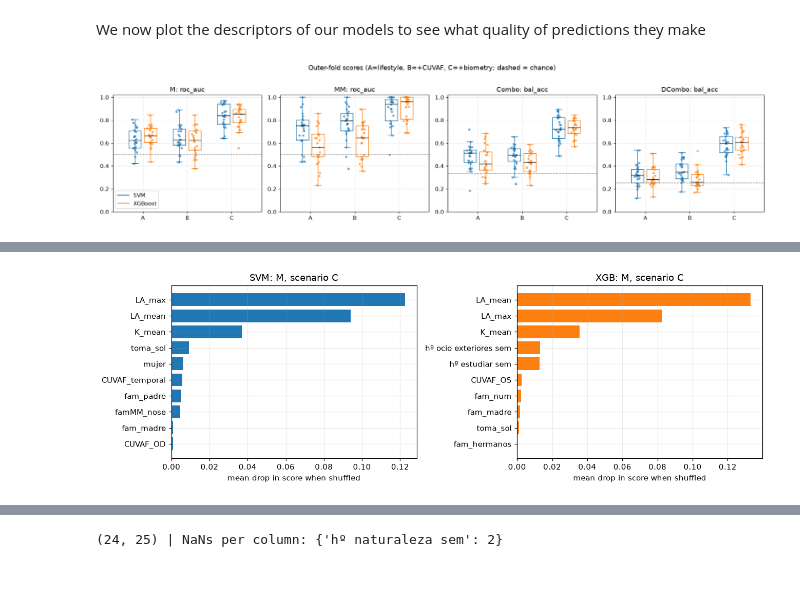
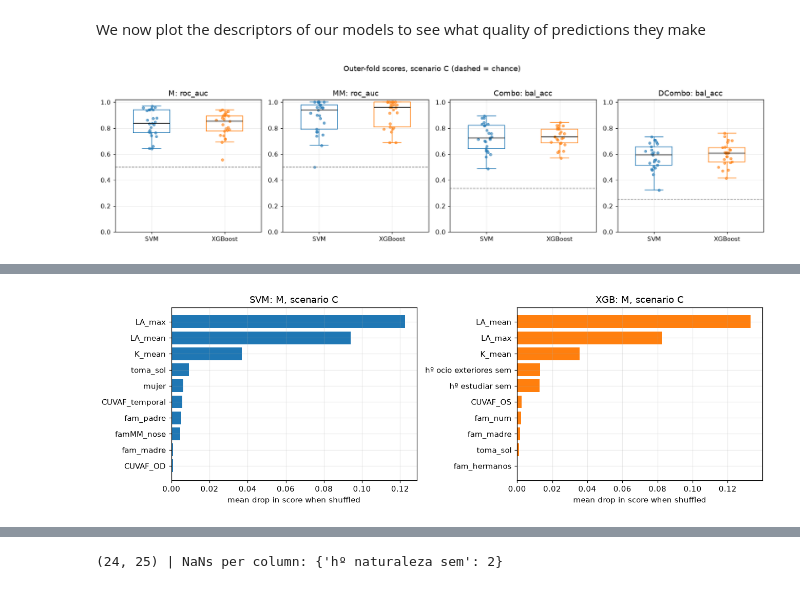
Before and after one commit to trashman5/ML-Miopia, a Jupyter notebook: miopia.ipynb, the cells around one changed output, grey strips where cells are left out. Saved outputs shown, nothing was run; the diff lists cells and outputs as text; code cells hidden in the pictures.

```diff
--- a/miopia.ipynb
+++ b/miopia.ipynb
@@ -423,90 +419,76 @@ We now plot the descriptors of our models to see what quality of predictions the
 import matplotlib.pyplot as plt
 plt.rcParams.update({'figure.dpi': 110, 'axes.grid': True, 'grid.alpha': .25})
 COL = {'SVM': 'tab:blue', 'XGB': 'tab:orange'}
-scen_names = list(scenarios)
+SCEN = 'C_+biometry'            # the only scenario shown; change this one line to look at A or B instead
 
-# ---- Plot 1: fold-level scores, SVM vs XGBoost ----
-fig, axes = plt.subplots(1, 4, figsize=(17, 4))
+# ---- Plot 1: fold-level scores, SVM vs XGBoost (scenario C) ----
+fig, axes = plt.subplots(1, 4, figsize=(15, 4))
 for ax, (t, (_, main)) in zip(axes, tasks.items()):
-    for i, s in enumerate(scen_names):
-        for j, kind in enumerate(['SVM', 'XGB']):
-            v = results[(t, s, kind)]['scores'][main].values
-            pos = i + (j - .5) * .35
-            ax.boxplot(v, positions=[pos], widths=.28, showfliers=False,
-                       boxprops=dict(color=COL[kind]), medianprops=dict(color='k'),
-                       whiskerprops=dict(color=COL[kind]), capprops=dict(color=COL[kind]))
-            ax.scatter(np.random.default_rng(0).normal(pos, .03, len(v)), v, s=9, color=COL[kind], alpha=.6)
-    chance = {'roc_auc': .5, 'bal_acc': 1 / len(results[(t, scen_names[0], 'SVM')]['classes'])}[main]
+    for j, kind in enumerate(['SVM', 'XGB']):
+        v = results[(t, SCEN, kind)]['scores'][main].values
+        ax.boxplot(v, positions=[j], widths=.5, showfliers=False,
+                   boxprops=dict(color=COL[kind]), medianprops=dict(color='k'),
+                   whiskerprops=dict(color=COL[kind]), capprops=dict(color=COL[kind]))
+        ax.scatter(np.random.default_rng(0).normal(j, .05, len(v)), v, s=14, color=COL[kind], alpha=.6)
+    chance = {'roc_auc': .5, 'bal_acc': 1 / len(results[(t, SCEN, 'SVM')]['classes'])}[main]
     ax.axhline(chance, ls='--', c='gray', lw=1)
-    ax.set_xticks(range(len(scen_names))); ax.set_xticklabels([s.split('_')[0] for s in scen_names])
+    ax.set_xticks([0, 1]); ax.set_xticklabels(['SVM', 'XGBoost'])
     ax.set_title(f'{t}: {main}'); ax.set_ylim(0, 1.02)
-axes[0].plot([], [], c=COL['SVM'], label='SVM'); axes[0].plot([], [], c=COL['XGB'], label='XGBoost')
-axes[0].legend(loc='lower left')
-plt.suptitle('Outer-fold scores (A=lifestyle, B=+CUVAF, C=+biometry; dashed = chance)', y=1.02)
+plt.suptitle(f'Outer-fold scores, scenario {SCEN[0]} (dashed = chance)', y=1.02)
 plt.tight_layout(); plt.show()
 
-# ---- Plot 2: ROC and PR curves for M and MM (out-of-fold scores) ----
+# ---- Plot 2: ROC and PR curves for M and MM (out-of-fold scores, scenario C) ----
 fig, axes = plt.subplots(2, 2, figsize=(11, 9))
 for r, t in enumerate(['M', 'MM']):
-    for s, ls in [('A_lifestyle', ':'), ('C_+biometry', '-')]:
-        for kind in ['SVM', 'XGB']:
-            R = results[(t, s, kind)]; y, p = R['y'], R['oof']
-            fpr, tpr, _ = roc_curve(y, p); pr, rc, _ = precision_recall_curve(y, p)
-            lab = f'{kind} {s[0]} (AUC {roc_auc_score(y, p):.2f}, AP {average_precision_score(y, p):.2f})'
-            axes[r, 0].plot(fpr, tpr, ls=ls, c=COL[kind], label=lab)
-            axes[r, 1].plot(rc, pr, ls=ls, c=COL[kind], label=lab)
-    axes[r, 0].plot([0, 1], [0, 1], 'k--', lw=1); axes[r, 0].set_title(f'{t}: ROC')
+    for kind in ['SVM', 'XGB']:
+        R = results[(t, SCEN, kind)]; y, p = R['y'], R['oof']
+        fpr, tpr, _ = roc_curve(y, p); pr, rc, _ = precision_recall_curve(y, p)
+        lab = f'{kind} (AUC {roc_auc_score(y, p):.2f}, AP {average_precision_score(y, p):.2f})'
+        axes[r, 0].plot(fpr, tpr, c=COL[kind], label=lab)
+        axes[r, 1].plot(rc, pr, c=COL[kind], label=lab)
+    axes[r, 0].plot([0, 1], [0, 1], 'k--', lw=1); axes[r, 0].set_title(f'{t}: ROC (scenario {SCEN[0]})')
     axes[r, 0].set_xlabel('FPR'); axes[r, 0].set_ylabel('TPR')
-    axes[r, 1].axhline((R['y'] == 1).mean(), c='gray', ls='--', lw=1); axes[r, 1].set_title(f'{t}: precision-recall')
+    axes[r, 1].axhline((R['y'] == 1).mean(), c='gray', ls='--', lw=1); axes[r, 1].set_title(f'{t}: precision-recall (scenario {SCEN[0]})')
     axes[r, 1].set_xlabel('Recall'); axes[r, 1].set_ylabel('Precision')
-    axes[r, 0].legend(fontsize=7, loc='lower right'); axes[r, 1].legend(fontsize=7, loc='upper right')
+    axes[r, 0].legend(fontsize=8, loc='lower right'); axes[r, 1].legend(fontsize=8, loc='upper right')
 plt.tight_layout(); plt.show()
 
-# ---- Plot 3: confusion matrices for Combo and DCombo (row-normalised, counts shown) ----
-fig, axes = plt.subplots(2, 4, figsize=(17, 8))
+# ---- Plot 3: confusion matrices for Combo and DCombo (row-normalised, counts shown, scenario C) ----
+fig, axes = plt.subplots(2, 2, figsize=(10, 9))
 for r, t in enumerate(['Combo', 'DCombo']):
-    for c, (s, kind) in enumerate([('A_lifestyle', 'SVM'), ('A_lifestyle', 'XGB'),
-                                   ('C_+biometry', 'SVM'), ('C_+biometry', 'XGB')]):
-        R = results[(t, s, kind)]; cm = confusion_matrix(R['y'], R['oof'].argmax(1)); norm = cm / cm.sum(1, keepdims=True)
+    for c, kind in enumerate(['SVM', 'XGB']):
+        R = results[(t, SCEN, kind)]; cm = confusion_matrix(R['y'], R['oof'].argmax(1)); norm = cm / cm.sum(1, keepdims=True)
         ax = axes[r, c]; ax.imshow(norm, cmap='Blues', vmin=0, vmax=1); ax.grid(False)
         for i in range(cm.shape[0]):
             for j in range(cm.shape[1]):
                 ax.text(j, i, f'{cm[i, j]}\n{norm[i, j]:.0%}', ha='center', va='center',
-                        color='white' if norm[i, j] > .55 else 'black', fontsize=9)
+                        color='white' if norm[i, j] > .55 else 'black', fontsize=10)
         ax.set_xticks(range(len(R['classes']))); ax.set_xticklabels(R['classes'])
         ax.set_yticks(range(len(R['classes']))); ax.set_yticklabels(R['classes'])
-        ax.set_title(f'{t} | {kind} | scenario {s[0]}'); ax.set_xlabel('predicted'); ax.set_ylabel('true')
+        ax.set_title(f'{t} | {kind} | scenario {SCEN[0]}'); ax.set_xlabel('predicted'); ax.set_ylabel('true')
 plt.tight_layout(); plt.show()
 
-# ---- Plot 4: permutation importance on held-out folds (top 10) ----
+# ---- Plot 4: permutation importance on held-out folds (top 10, scenario C) ----
 def importance_plot(task, scen, topn=10):
     fig, axes = plt.subplots(1, 2, figsize=(12, 4))
     for ax, kind in zip(axes, ['SVM', 'XGB']):
         imp = results[(task, scen, kind)]['importance'].sort_values().tail(topn)
         ax.barh(imp.index, imp.values, color=COL[kind]); ax.set_title(f'{kind}: {task}, scenario {scen[0]}')
         ax.set_xlabel('mean drop in score when shuffled')
     plt.tight_layout(); plt.show()
-importance_plot('M', 'C_+biometry'); importance_plot('M', 'B_+CUVAF'); importance_plot('Combo', 'B_+CUVAF')
+importance_plot('M', SCEN); importance_plot('Combo', SCEN)
 
-# ---- Plot 5: threshold analysis for the rare MM class ----
-fig, axes = plt.subplots(1, 2, figsize=(12, 4), sharey=True)
-for ax, kind in zip(axes, ['SVM', 'XGB']):
-    R = results[('MM', 'C_+biometry', kind)]; y, p = R['y'], R['oof']
-    th = np.linspace(np.percentile(p, 2), np.percentile(p, 98), 120)
-    prec = [((p >= t_) & (y == 1)).sum() / max((p >= t_).sum(), 1) for t_ in th]
-    rec = [((p >= t_) & (y == 1)).sum() / (y == 1).sum() for t_ in th]
-    f1 = [2 * a * b / (a + b) if a + b else 0 for a, b in zip(prec, rec)]
-    ax.plot(th, prec, label='precision'); ax.plot(th, rec, label='recall'); ax.plot(th, f1, 'k', label='F1')
-    ax.axvline(R['thr'], c='gray', ls='--', label='default threshold')
-    ax.axvline(th[int(np.argmax(f1))], c='r', ls=':', label=f'best F1 @ {th[int(np.argmax(f1))]:.2f}')
-    ax.set_title(f'MM column, scenario C, {kind}'); ax.set_xlabel('decision score threshold'); ax.legend(fontsize=8)
-plt.tight_layout(); plt.show()
-
-# ---- Tuned hyperparameters: how stable are they across outer folds? ----
+# ---- Tuned hyperparameters: how stable are they across outer folds? (M, scenario C) ----
 for kind in ['SVM', 'XGB']:
-    plist = results[('M', 'C_+biometry', kind)]['params']
-    print(f'\n{kind}, best params across outer folds (M, scenario C):')
+    plist = results[('M', SCEN, kind)]['params']
+    print(f'\n{kind}, best params across outer folds (M, scenario {SCEN[0]}):')
     for k in sorted({k for p_ in plist for k in p_}):
         print(' ', k, dict(Counter(str(p_.get(k, '-')) for p_ in plist)))
+
+for task in ['M', 'MM', 'Combo', 'DCombo']:
+    for scenario in ['A_lifestyle', 'B_+CUVAF', 'C_+biometry']:
+        for model in ['SVM', 'XGB']:
+            f1 = results[(task, scenario, model)]['scores']['f1'].mean() if task in ['M', 'MM'] else results[(task, scenario, model)]['scores']['f1_macro'].mean()
+            print(f'Task: {task}, Scenario: {scenario}, Model: {model}, F1 Score: {f1:.4f}')
 # %% [output]
-[figure, old version]
+[figure, new version]
```
Also changed, not shown: parts of 7 cells of this notebook, 1 other file.
